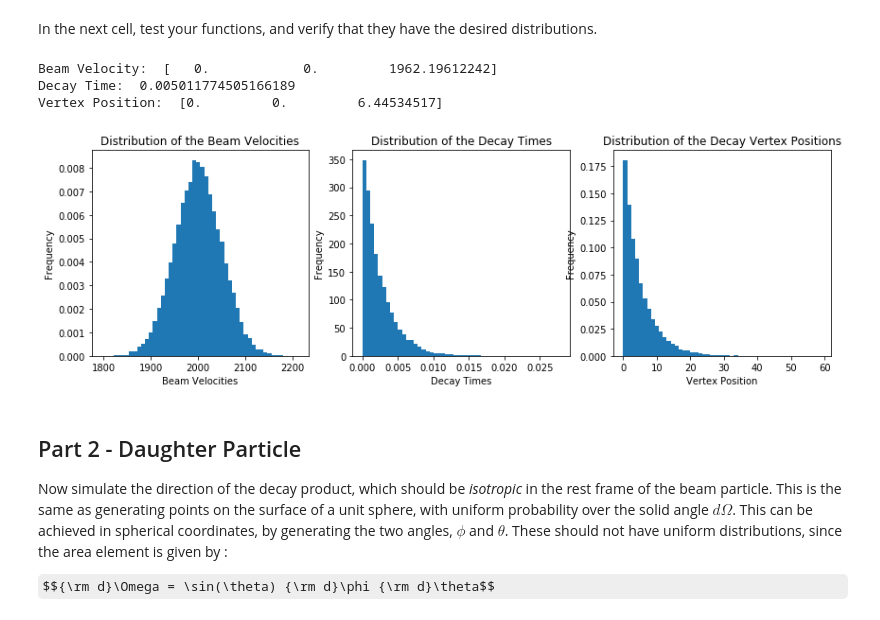
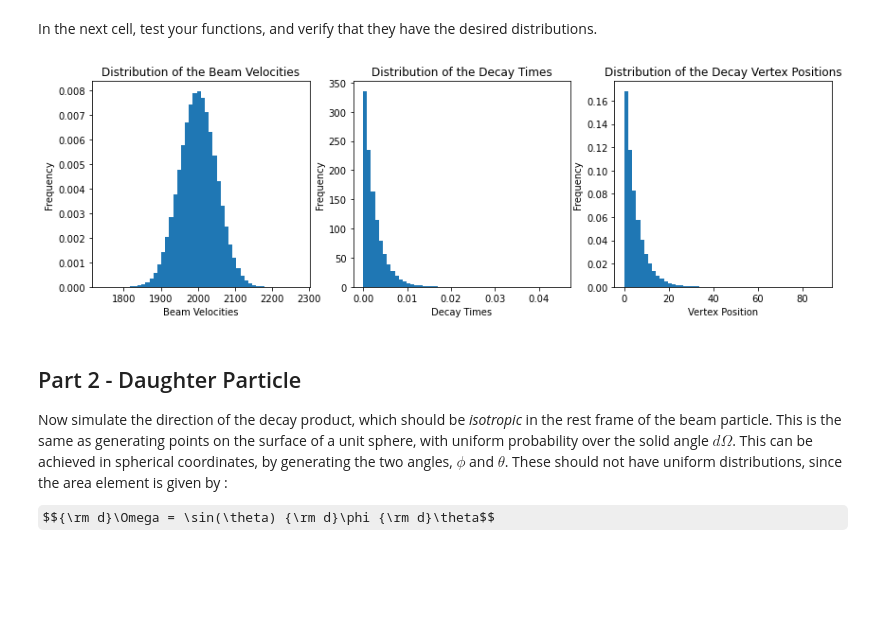
Before and after one commit to sam-you-ell/Computational-Physics, a Jupyter notebook: 3rd Year/Monte Carlo Sim/MonteCarlo.ipynb, the cells around one changed output. Saved outputs shown, nothing was run; the diff lists cells and outputs as text; code cells hidden in the pictures; some formulas as TeX source; blank space fills up the shorter version.

```diff
--- a/3rd Year/Monte Carlo Sim/MonteCarlo.ipynb
+++ b/3rd Year/Monte Carlo Sim/MonteCarlo.ipynb
@@ -33,60 +33,61 @@ import math
 
 
 class Beam:
-    def __init__(self, mean:float, st_dev:float, tau:float):
+    def __init__(self, mean:float, st_dev:float, tau:float, samples:int):
         self.mean = mean # mean of normal distribution
         self.st_dev = st_dev # standard deviation of normal distribution
         self.tau = tau #mean life time
+        self.samples = samples
+    # def caster():
 
     def b_vel(self):
-        velarray = np.zeros(3)
-        velarray[-1] = abs(np.random.normal(self.mean, self.st_dev))
+        velarray = np.zeros((3, self.samples))
+        velarray[-1,:] = abs(np.random.normal(self.mean, self.st_dev, self.samples))
         return velarray
 
     def decay(self):
-        return np.random.exponential(self.tau)
+        return np.random.exponential(self.tau, self.samples)
 
     def vertex(self):
        return self.b_vel() * self.decay()
 
-
-
-XPART= Beam(2000, 50, 2.5e-3)
+XPART= Beam(2000, 50, 2.5e-3, int(10e6))
 # %% [markdown]
 In the next cell, test your functions, and verify that they have the desired distributions.
 # %%
-print("Beam Velocity: ", XPART.b_vel())
-print("Decay Time: ", XPART.decay())
-print("Vertex Position: ", XPART.vertex())
+# print("Beam Velocities: ", XPART.b_vel()[-1,:])
+# print("Decay Times: ", XPART.decay())
+# print("Vertex Positions: ", XPART.vertex()[-1, :])
 
-def distribution(n, Beam):
+def distribution(Beam):
 
     fig, ax = plt.subplots(1, 3, figsize = (14, 4))
-    times = [Beam.decay() for _ in range(n)]
-    velocities = [Beam.b_vel()[2] for _ in range(n)]
-    vertices = [Beam.vertex()[2] for _ in range(n)]
+    # times = [Beam.decay() for _ in range(n)]
+    # velocities = [Beam.b_vel()[2] for _ in range(n)]
+    # vertices = [Beam.vertex()[2] for _ in range(n)]
 
-    ax[0].hist(velocities, density = True, bins = 50)
+    ax[0].hist(XPART.b_vel()[2,:], density = True, bins = 50)
     ax[0].set_xlabel('Beam Velocities')
     ax[0].set_ylabel("Frequency")
     ax[0].set_title("Distribution of the Beam Velocities")
 
-    ax[1].hist(times, density = True, bins = 50)
+    ax[1].hist(XPART.decay(), density = True, bins = 50)
     ax[1].set_xlabel("Decay Times")
     ax[1].set_ylabel("Frequency")
     ax[1]. set_title("Distribution of the Decay Times")
 
-    ax[2].hist(vertices, density = True, bins = 50)
+    ax[2].hist(XPART.vertex()[2, :], density = True, bins = 50)
     ax[2].set_xlabel('Vertex Position')
     ax[2].set_ylabel("Frequency")
     ax[2].set_title("Distribution of the Decay Vertex Positions")
 
-distribution(20000, XPART)
+
+
+
+
+distribution(XPART)
 # %% [output]
-Beam Velocity:  [   0.            0.         1962.19612242]
-Decay Time:  0.005011774505166189
-Vertex Position:  [0.         0.         6.44534517]
-[figure, old version]
+[figure, new version]
 # %% [markdown]
 ## Part 2 - Daughter Particle
 
```
Also changed, not shown: parts of 4 cells of this notebook.
